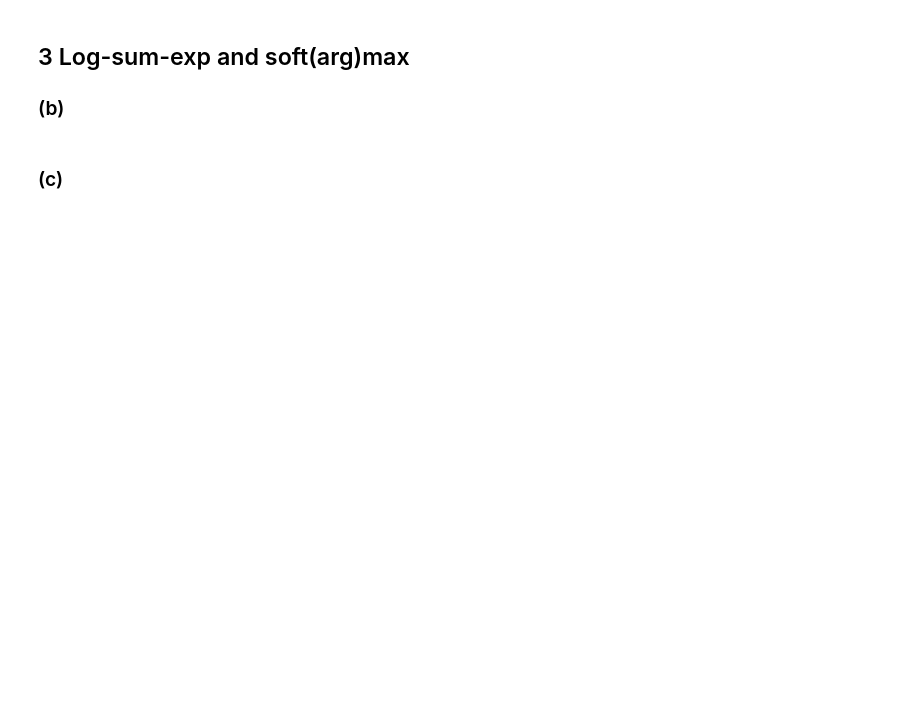
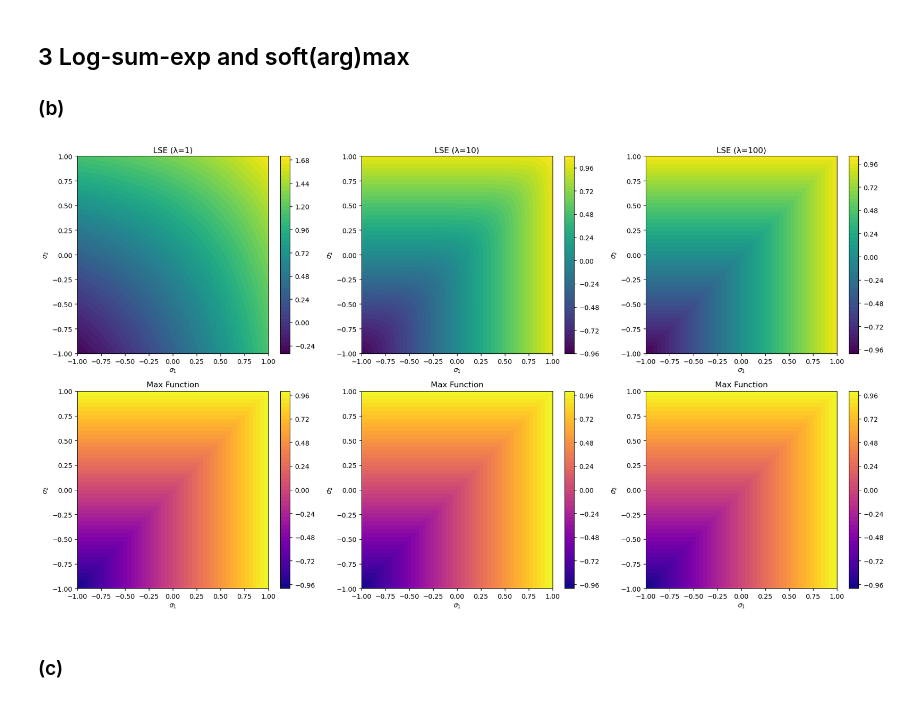
Before and after one commit to Sam-RvandV/mlph_w24, a Jupyter notebook: sheet05/sheet05.ipynb, the cells around one changed output. Cells and saved outputs as stored; diff of their text form; code cells hidden in the pictures; blank space fills up the shorter version.

```diff
--- a/sheet05/sheet05.ipynb
+++ b/sheet05/sheet05.ipynb
@@ -42,2 +198,53 @@ print(df.head(10))
+# %%
+def lse(sigma1, sigma2, lam):
+    return (1 / lam) * np.log(np.exp(lam * sigma1) + np.exp(lam * sigma2))
+
+def max_func(sigma1, sigma2):
+    return np.maximum(sigma1, sigma2)
+
+def softmax_sigma1(sigma1, sigma2, lam):
+    exp_sigma1 = np.exp(lam * sigma1)
+    exp_sigma2 = np.exp(lam * sigma2)
+    return exp_sigma1 / (exp_sigma1 + exp_sigma2)
+
+def softmax_sigma2(sigma1, sigma2, lam):
+    exp_sigma1 = np.exp(lam * sigma1)
+    exp_sigma2 = np.exp(lam * sigma2)
+    return exp_sigma2 / (exp_sigma1 + exp_sigma2)
+
+def one_hot_argmax(sigma1, sigma2):
+    return np.where(sigma1 > sigma2, np.array([1, 0]), np.array([0, 1]))
+# %%
+sigma1 = sigma2 = np.linspace(-1, 1, 500)
+S1, S2 = np.meshgrid(sigma1, sigma2)
+
+# Lambda values
+lambdas = [1, 10, 100]
+
+# Create subplots
+fig, axs = plt.subplots(2, len(lambdas), figsize=(18, 10))
+
+# Generate contour plots for LSE with different lambda values
+for i, lam in enumerate(lambdas):
+    LSE_values = lse(S1, S2, lam)
+    contour = axs[0, i].contourf(S1, S2, LSE_values, levels=50, cmap='viridis')
+    axs[0, i].set_title(f"LSE (lambda={lam})")
+    axs[0, i].set_xlabel(r"$\sigma_1$")
+    axs[0, i].set_ylabel(r"$\sigma_2$")
+    fig.colorbar(contour, ax=axs[0, i])
+
+# Generate contour plot for max function
+max_values = max_func(S1, S2)
+for i in range(len(lambdas)):
+    contour = axs[1, i].contourf(S1, S2, max_values, levels=50, cmap='plasma')
+    axs[1, i].set_title("Max Function")
+    axs[1, i].set_xlabel(r"$\sigma_1$")
+    axs[1, i].set_ylabel(r"$\sigma_2$")
+    fig.colorbar(contour, ax=axs[1, i])
+
+plt.tight_layout()
+plt.show()
+# %% [output]
+[figure, added]
 # %% [markdown]
 ### (c)
```
Also changed, not shown: parts of 16 cells of this notebook.
